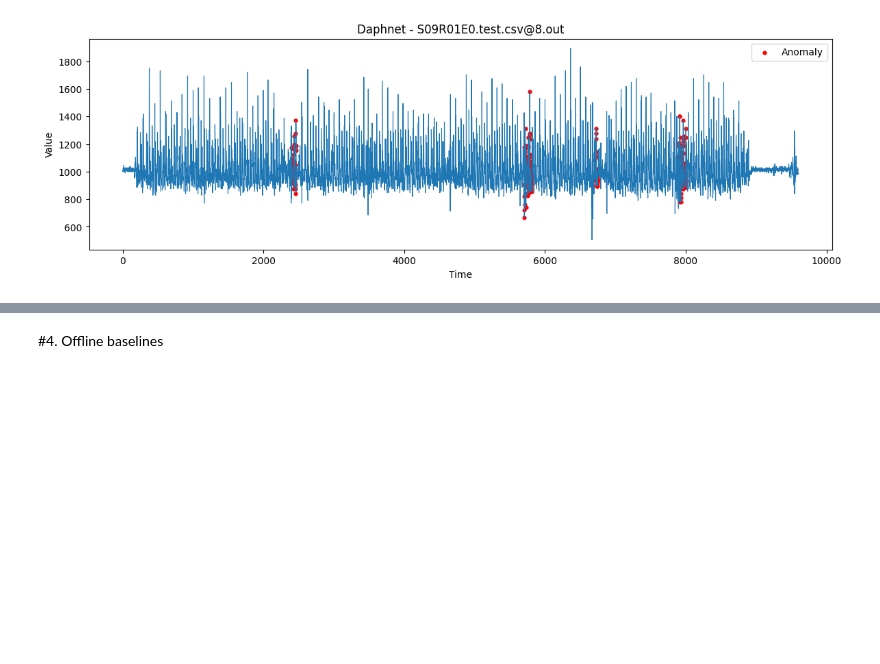
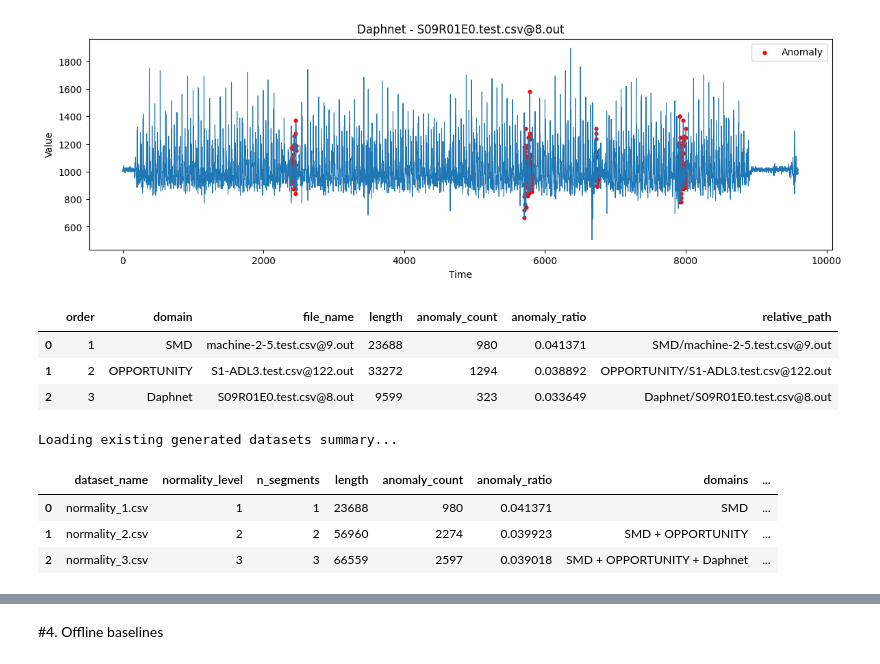
Before and after one commit to OrestisGeo/streamify-ts-anomaly-detection, a Jupyter notebook: notebooks/project2_main.ipynb, the cells around one changed output, grey strips where cells are left out. Drawn from its saved outputs; the diff is of its cells as text; code cells hidden in the pictures; blank space fills up the shorter version.

```diff
--- a/notebooks/project2_main.ipynb
+++ b/notebooks/project2_main.ipynb
@@ -88,6 +101,16 @@ from sklearn.metrics import (
 from sklearn.model_selection import train_test_split
 
 RAW_DATA_DIR = Path("data/raw")
+# %%
+# Execution flags
+# Set to True only if you want to recompute expensive results.
+
+RUN_BUILD_INVENTORY = False
+RUN_GENERATE_NORMALITIES = False
+RUN_OFFLINE_BASELINES = False
+RUN_SAND_BASELINE = False
+RUN_VARIANT1_BATCH = False
+RUN_VARIANT2_ROLLING = True
 # %%
 from src.dataset_inventory import (
     build_inventory,
@@ -566,3 +581,67 @@ Length: 9599
 Anomalies: 323
 Anomaly ratio: 0.0336
 [figure]
+# %%
+# Step 3: Generate Normality datasets
+# This cell either loads the existing generated datasets summary
+# or recomputes Normality 1/2/3 if RUN_GENERATE_NORMALITIES=True
+# or if the generated summary file is missing.
+#
+# Normality 1 = first selected time series
+# Normality 2 = first + second selected time series
+# Normality 3 = first + second + third selected time series
+
+from pathlib import Path
+import pandas as pd
+
+from src.dataset_generation import create_normality_datasets
+
+RAW_DATA_DIR = Path("data/raw")
+TABLES_DIR = Path("results/tables")
+GENERATED_DATA_DIR = Path("data/generated")
+
+selected_series_path = TABLES_DIR / "selected_series.csv"
+generated_summary_path = GENERATED_DATA_DIR / "generated_datasets_summary.csv"
+
+selected_series = pd.read_csv(selected_series_path)
+
+display(selected_series[
+    [
+        "order",
+        "domain",
+        "file_name",
+        "length",
+        "anomaly_count",
+        "anomaly_ratio",
+        "relative_path",
+    ]
+])
+
+if RUN_GENERATE_NORMALITIES or not generated_summary_path.exists():
+    print("Generating Normality datasets...")
+
+    generated_summary = create_normality_datasets(
+        selected_series=selected_series,
+        raw_data_dir=RAW_DATA_DIR,
+        generated_data_dir=GENERATED_DATA_DIR,
+        normalize=True,
+    )
+
+    print("Generated datasets saved under:", GENERATED_DATA_DIR)
+
+else:
+    print("Loading existing generated datasets summary...")
+
+    generated_summary = pd.read_csv(generated_summary_path)
+
+display(generated_summary)
+# %% [output]
+|  | order | domain | file_name | length | anomaly_count | anomaly_ratio | relative_path |
+| 0 | 1 | SMD | machine-2-5.test.csv@9.out | 23688 | 980 | 0.041371 | SMD/machine-2-5.test.csv@9.out |
+| 1 | 2 | OPPORTUNITY | S1-ADL3.test.csv@122.out | 33272 | 1294 | 0.038892 | OPPORTUNITY/S1-ADL3.test.csv@122.out |
+| 2 | 3 | Daphnet | S09R01E0.test.csv@8.out | 9599 | 323 | 0.033649 | Daphnet/S09R01E0.test.csv@8.out |
+Loading existing generated datasets summary...
+|  | dataset_name | normality_level | n_segments | length | anomaly_count | anomaly_ratio | domains | ... |
+| 0 | normality_1.csv | 1 | 1 | 23688 | 980 | 0.041371 | SMD | ... |
+| 1 | normality_2.csv | 2 | 2 | 56960 | 2274 | 0.039923 | SMD + OPPORTUNITY | ... |
+| 2 | normality_3.csv | 3 | 3 | 66559 | 2597 | 0.039018 | SMD + OPPORTUNITY + Daphnet | ... |
```
Also changed, not shown: parts of 23 cells of this notebook.
